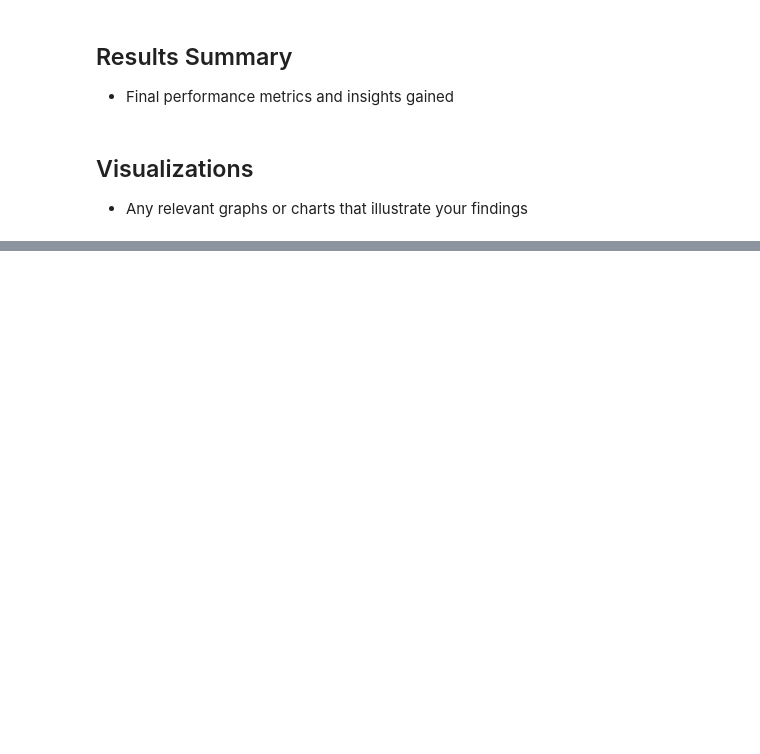
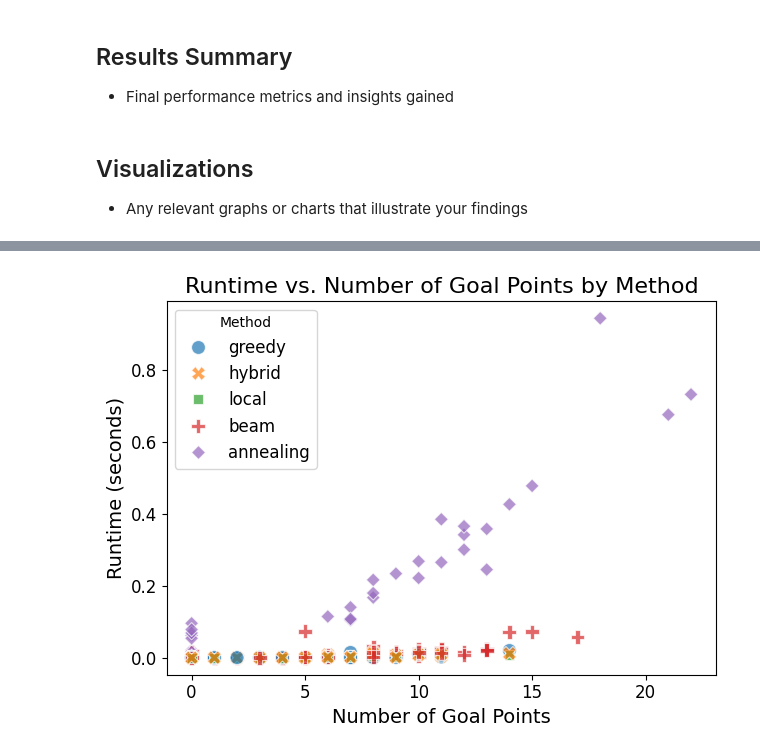
Before and after one commit to BenWallner7/route_construction_optimisation, a Jupyter notebook: report.ipynb, the cells around one changed output, grey strips where cells are left out. Saved outputs shown, nothing was run; the diff lists cells and outputs as text; code cells hidden in the pictures; blank space fills up the shorter version.

```diff
--- a/report.ipynb
+++ b/report.ipynb
@@ -148,0 +206,25 @@ plt.xticks(rotation=45)
+# %%
+sns.scatterplot(
+    data=results_df,
+    x='goals_visited',
+    y='runtime',
+    hue='method',
+    palette='tab10',
+    style='method',
+    s=100,
+    alpha=0.7
+)
+
+# Set plot labels and title
+plt.xlabel('Number of Goal Points')
+plt.ylabel('Runtime (seconds)')
+plt.title('Runtime vs. Number of Goal Points by Method')
+
+# Display the legend
+plt.legend(title='Method')
+
+# Show the plot
+plt.tight_layout()
+plt.show()
+# %% [output]
+[figure, added]
```
Also changed, not shown: parts of 14 cells of this notebook, 2 other files.
